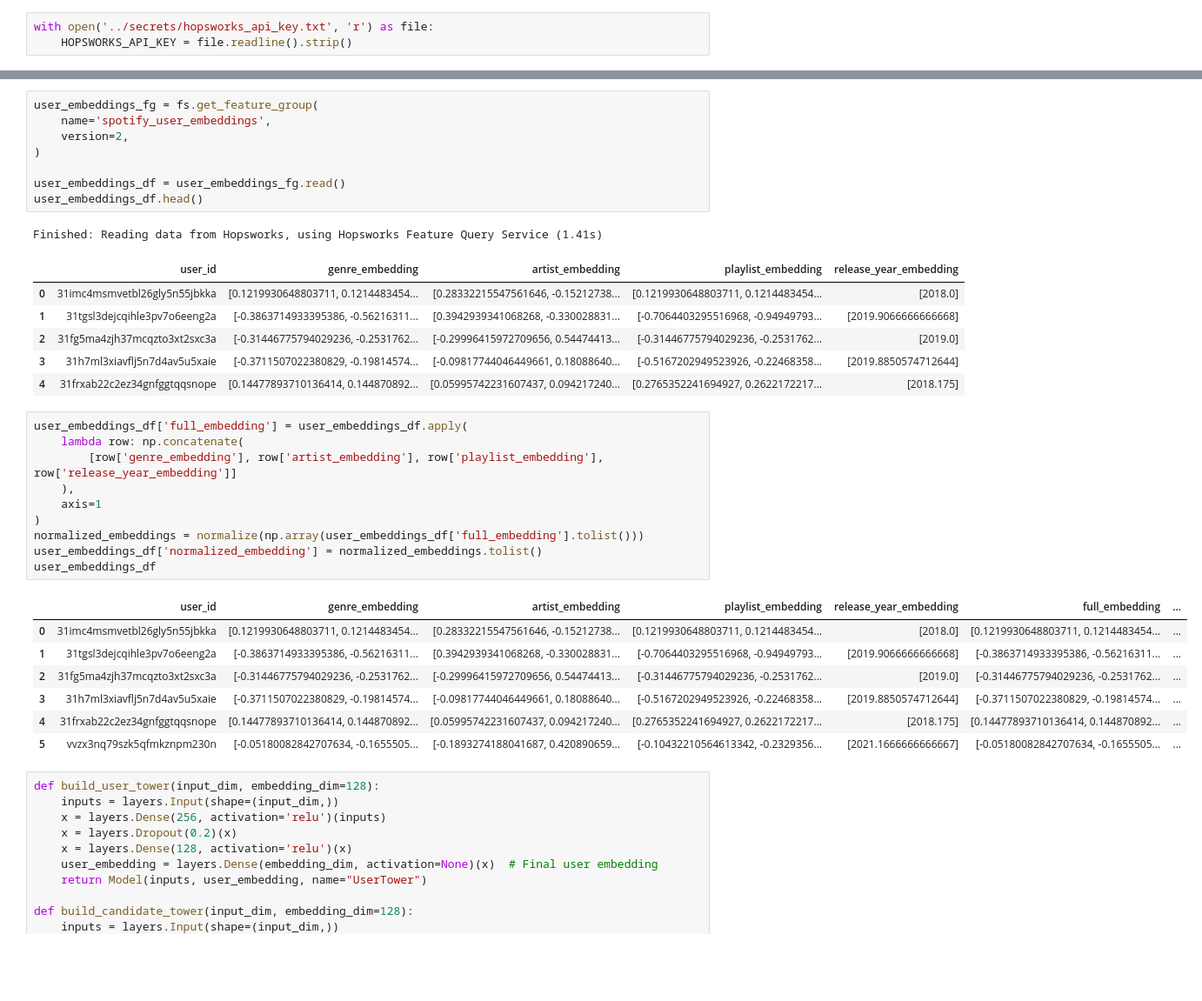
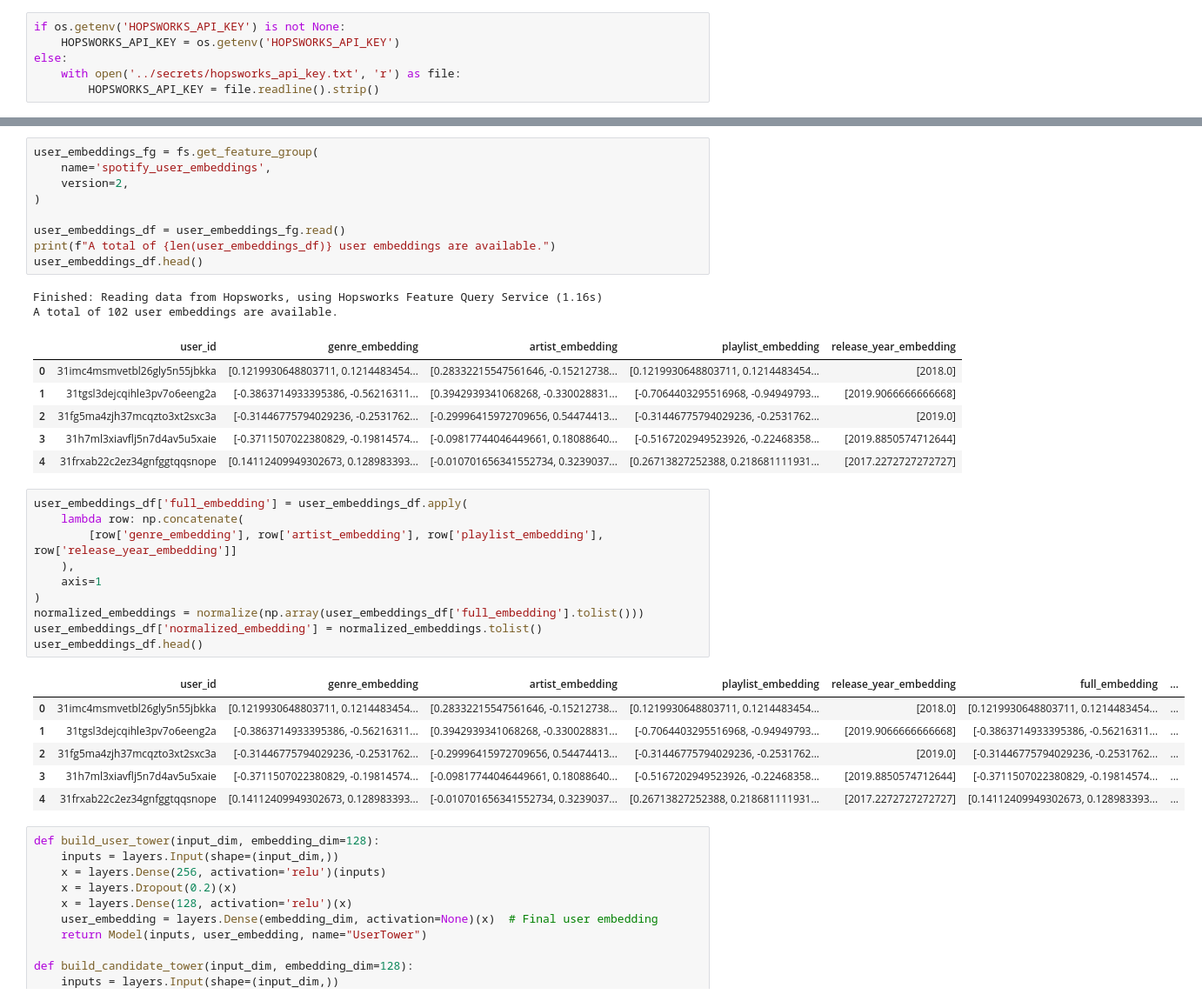
Before and after one commit to Minifixio/ID2223-project, a Jupyter notebook: notebooks/2-retrieval_model_training.ipynb, the cells around one changed output, grey strips where cells are left out. Shown at 87% size. Drawn from its saved outputs; the diff is of its cells as text; blank space fills up the shorter version.

```diff
--- a/notebooks/2-retrieval_model_training.ipynb
+++ b/notebooks/2-retrieval_model_training.ipynb
@@ -9,6 +10,9 @@ import hopsworks
 # %%
-with open('../secrets/hopsworks_api_key.txt', 'r') as file:
-    HOPSWORKS_API_KEY = file.readline().strip()
+if os.getenv('HOPSWORKS_API_KEY') is not None:
+    HOPSWORKS_API_KEY = os.getenv('HOPSWORKS_API_KEY')
+else:
+    with open('../secrets/hopsworks_api_key.txt', 'r') as file:
+        HOPSWORKS_API_KEY = file.readline().strip()
 # %%
 project = hopsworks.login(api_key_value=HOPSWORKS_API_KEY)
 fs = project.get_feature_store()
@@ -27,33 +31,34 @@ user_embeddings_fg = fs.get_feature_group(
 )
 
 user_embeddings_df = user_embeddings_fg.read()
+print(f"A total of {len(user_embeddings_df)} user embeddings are available.")
 user_embeddings_df.head()
 # %% [output]
-Finished: Reading data from Hopsworks, using Hopsworks Feature Query Service (1.41s)
+Finished: Reading data from Hopsworks, using Hopsworks Feature Query Service (1.16s)
+A total of 102 user embeddings are available.
 |  | user_id | genre_embedding | artist_embedding | playlist_embedding | release_year_embedding |
 | 0 | 31imc4msmvetbl26gly5n55jbkka | [0.1219930648803711, 0.1214483454... | [0.28332215547561646, -0.15212738... | [0.1219930648803711, 0.1214483454... | [2018.0] |
 | 1 | 31tgsl3dejcqihle3pv7o6eeng2a | [-0.3863714933395386, -0.56216311... | [0.3942939341068268, -0.330028831... | [-0.7064403295516968, -0.94949793... | [2019.9066666666668] |
 | 2 | 31fg5ma4zjh37mcqzto3xt2sxc3a | [-0.31446775794029236, -0.2531762... | [-0.29996415972709656, 0.54474413... | [-0.31446775794029236, -0.2531762... | [2019.0] |
 | 3 | 31h7ml3xiavflj5n7d4av5u5xaie | [-0.3711507022380829, -0.19814574... | [-0.09817744046449661, 0.18088640... | [-0.5167202949523926, -0.22468358... | [2019.8850574712644] |
-| 4 | 31frxab22c2ez34gnfggtqqsnope | [0.14477893710136414, 0.144870892... | [0.05995742231607437, 0.094217240... | [0.2765352241694927, 0.2622172217... | [2018.175] |
+| 4 | 31frxab22c2ez34gnfggtqqsnope | [0.14112409949302673, 0.128983393... | [-0.010701656341552734, 0.3239037... | [0.26713827252388, 0.218681111931... | [2017.2272727272727] |
 # %%
 user_embeddings_df['full_embedding'] = user_embeddings_df.apply(
     lambda row: np.concatenate(
         [row['genre_embedding'], row['artist_embedding'], row['playlist_embedding'], row['release_year_embedding']]
     ),
     axis=1
 )
 normalized_embeddings = normalize(np.array(user_embeddings_df['full_embedding'].tolist()))
 user_embeddings_df['normalized_embedding'] = normalized_embeddings.tolist()
-user_embeddings_df
+user_embeddings_df.head()
 # %% [output]
 |  | user_id | genre_embedding | artist_embedding | playlist_embedding | release_year_embedding | full_embedding | ... |
 | 0 | 31imc4msmvetbl26gly5n55jbkka | [0.1219930648803711, 0.1214483454... | [0.28332215547561646, -0.15212738... | [0.1219930648803711, 0.1214483454... | [2018.0] | [0.1219930648803711, 0.1214483454... | ... |
 | 1 | 31tgsl3dejcqihle3pv7o6eeng2a | [-0.3863714933395386, -0.56216311... | [0.3942939341068268, -0.330028831... | [-0.7064403295516968, -0.94949793... | [2019.9066666666668] | [-0.3863714933395386, -0.56216311... | ... |
 | 2 | 31fg5ma4zjh37mcqzto3xt2sxc3a | [-0.31446775794029236, -0.2531762... | [-0.29996415972709656, 0.54474413... | [-0.31446775794029236, -0.2531762... | [2019.0] | [-0.31446775794029236, -0.2531762... | ... |
 | 3 | 31h7ml3xiavflj5n7d4av5u5xaie | [-0.3711507022380829, -0.19814574... | [-0.09817744046449661, 0.18088640... | [-0.5167202949523926, -0.22468358... | [2019.8850574712644] | [-0.3711507022380829, -0.19814574... | ... |
-| 4 | 31frxab22c2ez34gnfggtqqsnope | [0.14477893710136414, 0.144870892... | [0.05995742231607437, 0.094217240... | [0.2765352241694927, 0.2622172217... | [2018.175] | [0.14477893710136414, 0.144870892... | ... |
-| 5 | vvzx3nq79szk5qfmkznpm230n | [-0.05180082842707634, -0.1655505... | [-0.1893274188041687, 0.420890659... | [-0.10432210564613342, -0.2329356... | [2021.1666666666667] | [-0.05180082842707634, -0.1655505... | ... |
+| 4 | 31frxab22c2ez34gnfggtqqsnope | [0.14112409949302673, 0.128983393... | [-0.010701656341552734, 0.3239037... | [0.26713827252388, 0.218681111931... | [2017.2272727272727] | [0.14112409949302673, 0.128983393... | ... |
 # %%
 def build_user_tower(input_dim, embedding_dim=128):
     inputs = layers.Input(shape=(input_dim,))
```
Also changed, not shown: parts of 4 cells of this notebook, 5 other files.
